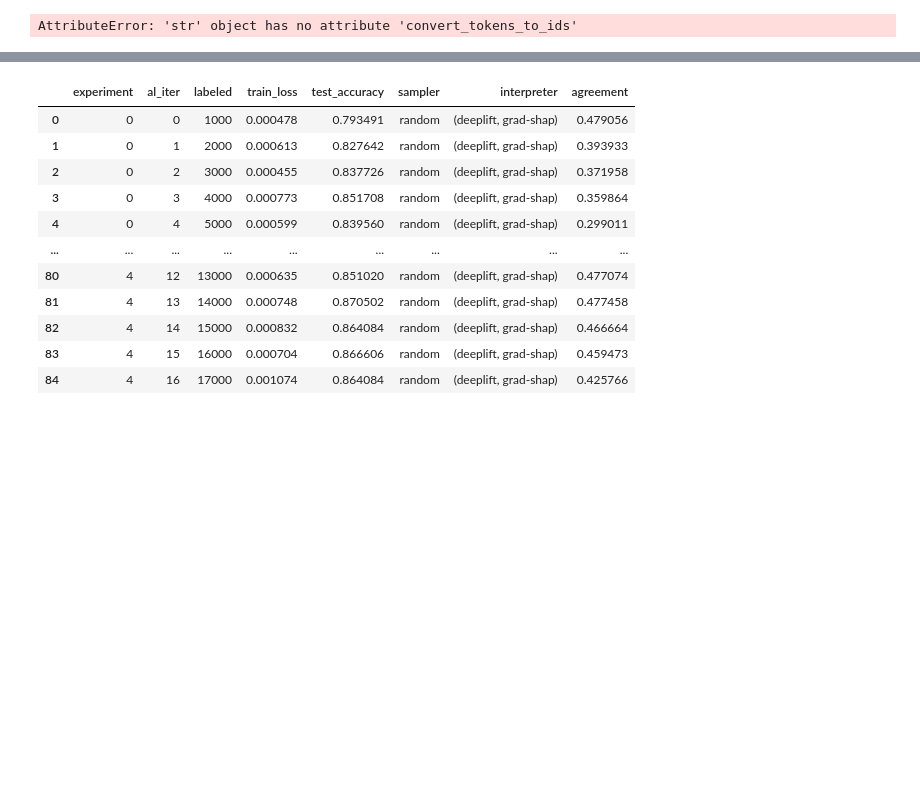
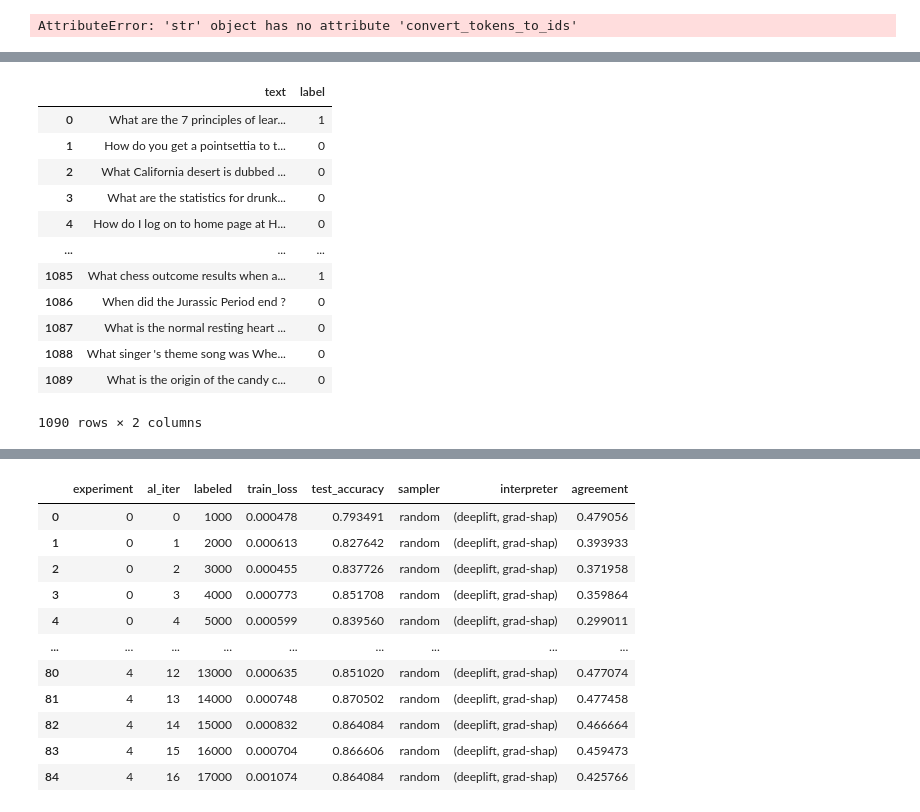
Before and after one commit to mttk/unity-in-xai-court, a Jupyter notebook: analysis.ipynb, the cells around one changed output, grey strips where cells are left out. Saved outputs shown, nothing was run; the diff lists cells and outputs as text; code cells hidden in the pictures; blank space fills up the shorter version.

```diff
--- a/analysis.ipynb
+++ b/analysis.ipynb
@@ -24,3 +24,13 @@ from dataloaders import load_imdb, make_iterable
 )
 # %% [output]
 AttributeError: 'str' object has no attribute 'convert_tokens_to_ids'
+# %%
+import torch
+import numpy
+from scipy.stats import pearsonr
+
+from viz_utils import *
+from dataloaders import load_trec
+
+
+(train, val, test), vocab = load_trec()
@@ -26,0 +57,21 @@ AttributeError: 'str' object has no attribute 'convert_tokens_to_ids'
+# %%
+df = val.to_pandas(include_raw=True)
+df["new_label"] = df.label == 1
+df["new_label"] = df["new_label"].astype(int)
+df = df[["text_raw", "new_label"]].rename(columns={"text_raw": "text", "new_label": "label"})
+# %%
+df
+# %% [output]
+|  | text | label |
+| 0 | What are the 7 principles of lear... | 1 |
+| 1 | How do you get a pointsettia to t... | 0 |
+| 2 | What California desert is dubbed ... | 0 |
+| 3 | What are the statistics for drunk... | 0 |
+| 4 | How do I log on to home page at H... | 0 |
+| ... | ... | ... |
+| 1085 | What chess outcome results when a... | 1 |
+| 1086 | When did the Jurassic Period end ? | 0 |
+| 1087 | What is the normal resting heart ... | 0 |
+| 1088 | What singer 's theme song was Whe... | 0 |
+| 1089 | What is the origin of the candy c... | 0 |
+1090 rows × 2 columns
```
Also changed, not shown: parts of 19 cells of this notebook, 4 other files.
